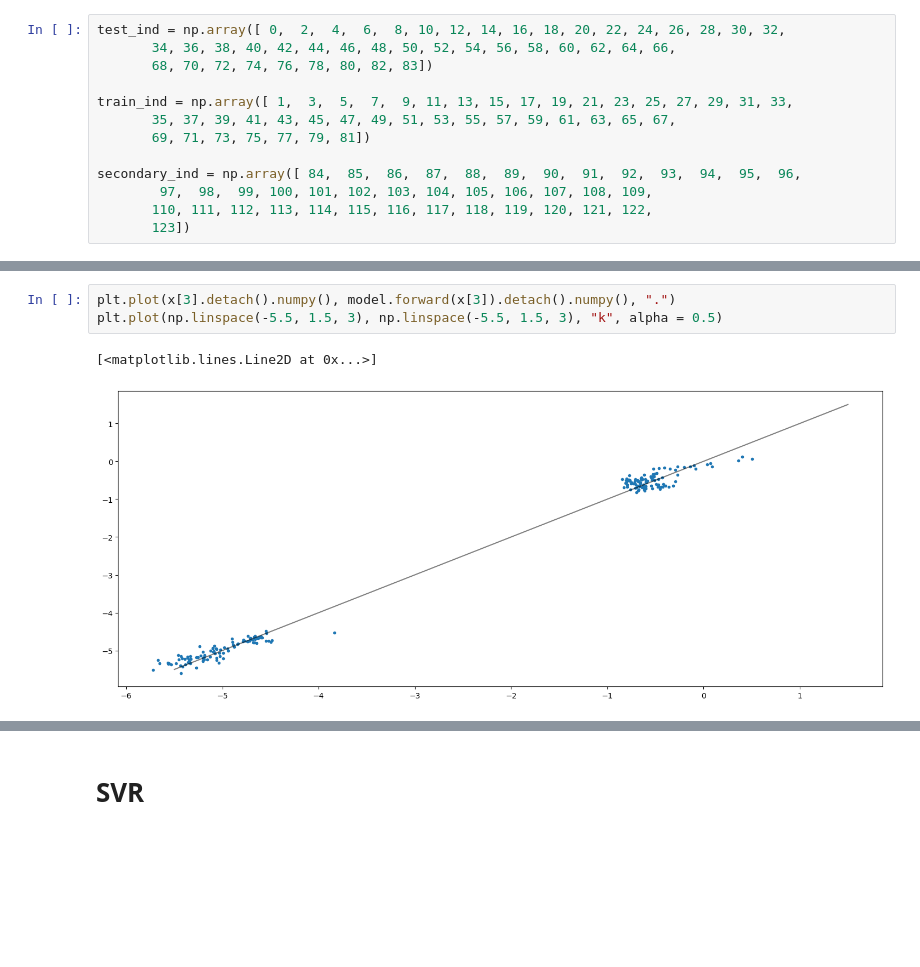
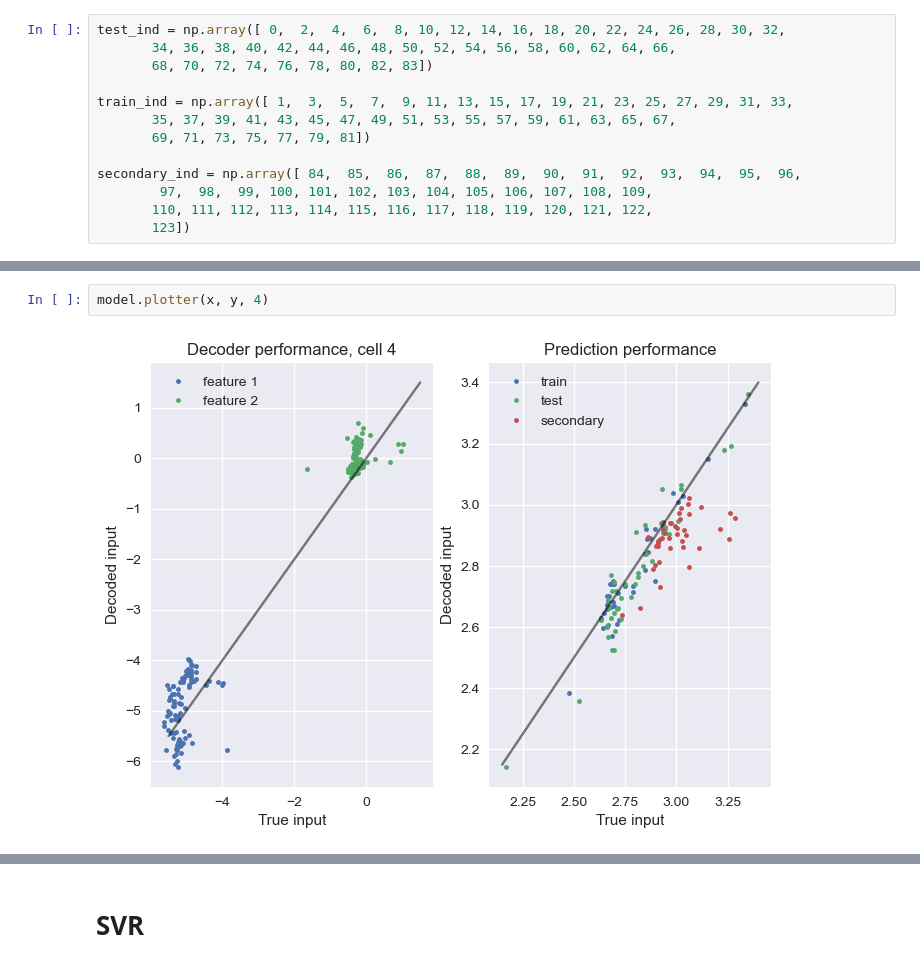
Before and after one commit to nathan99sun/HybridPred, a Jupyter notebook: source/AutoEncoders_DimensionReduction.ipynb, the cells around one changed output, grey strips where cells are left out. Cells and saved outputs as stored; diff of their text form; blank space fills up the shorter version.

```diff
--- a/source/AutoEncoders_DimensionReduction.ipynb
+++ b/source/AutoEncoders_DimensionReduction.ipynb
@@ -124,9 +148,7 @@ tensor([0.0000, 2.3474, 0.0000, 0.3258, 2.2432, 2.8434, 3.4443, 2.9550, 0.5296,
-# %%
-plt.plot(x[3].detach().numpy(), model.forward(x[3]).detach().numpy(), ".")
-plt.plot(np.linspace(-5.5, 1.5, 3), np.linspace(-5.5, 1.5, 3), "k", alpha = 0.5)
-# %% [output]
-[<matplotlib.lines.Line2D at 0x...>]
-[figure, removed]
+# %%
+model.plotter(x, y, 4)
+# %% [output]
+[figure, added]
 # %%
 print(y[1], model.elastic_net_predict(x[1]))
 # %% [output]
```
Also changed, not shown: parts of 9 cells of this notebook.
